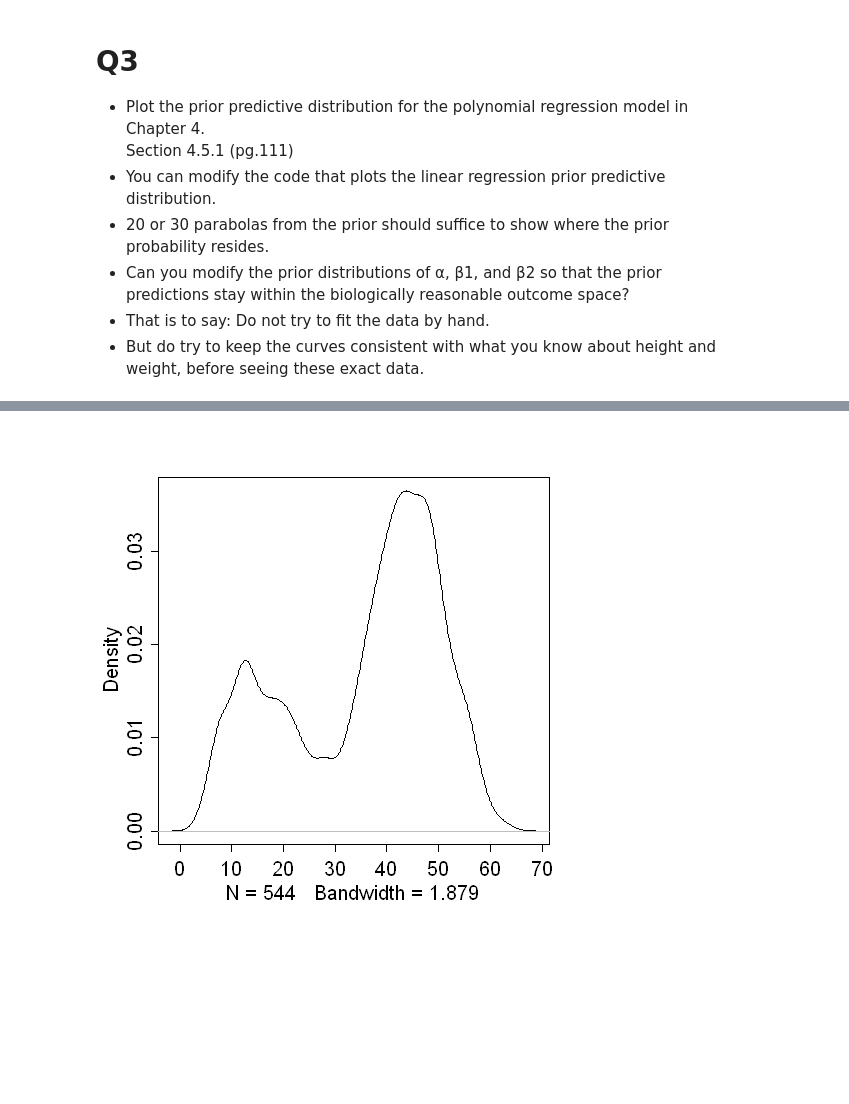
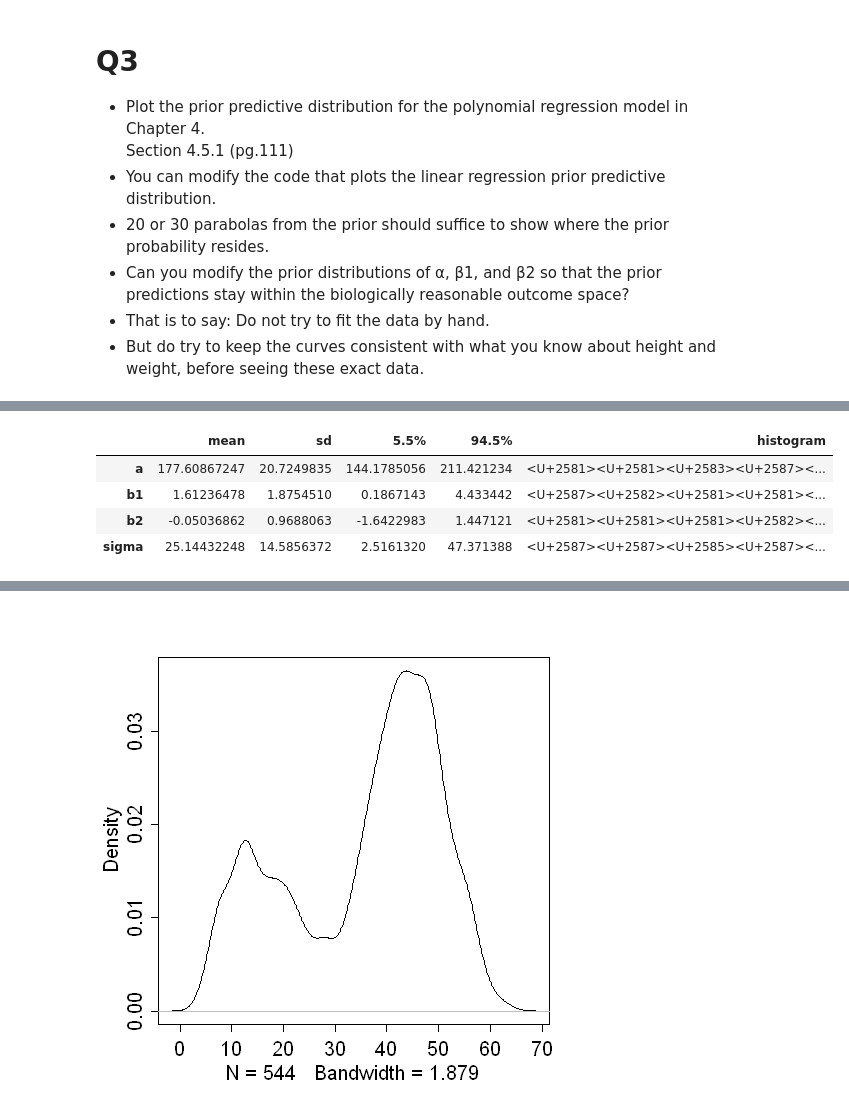
Before and after one commit to hvillamil3/statrethinking_winter2019, a Jupyter notebook: homework/Homework2.ipynb, the cells around one changed output, grey strips where cells are left out. Cells and saved outputs as stored; diff of their text form; code cells hidden in the pictures; blank space fills up the shorter version.

```diff
--- a/homework/Homework2.ipynb
+++ b/homework/Homework2.ipynb
@@ -311,0 +261,10 @@ before seeing these exact data.
+# %%
+set.seed(45)
+prior <- extract.prior( m4.5 )
+precis(prior)
+# %% [output]
+|  | mean | sd | 5.5% | 94.5% | histogram |
+| a | 177.60867247 | 20.7249835 | 144.1785056 | 211.421234 | <U+2581><U+2581><U+2583><U+2587><... |
+| b1 | 1.61236478 | 1.8754510 | 0.1867143 | 4.433442 | <U+2587><U+2582><U+2581><U+2581><... |
+| b2 | -0.05036862 | 0.9688063 | -1.6422983 | 1.447121 | <U+2581><U+2581><U+2581><U+2582><... |
+| sigma | 25.14432248 | 14.5856372 | 2.5161320 | 47.371388 | <U+2587><U+2587><U+2585><U+2587><... |
```
Also changed, not shown: parts of 41 cells of this notebook.
